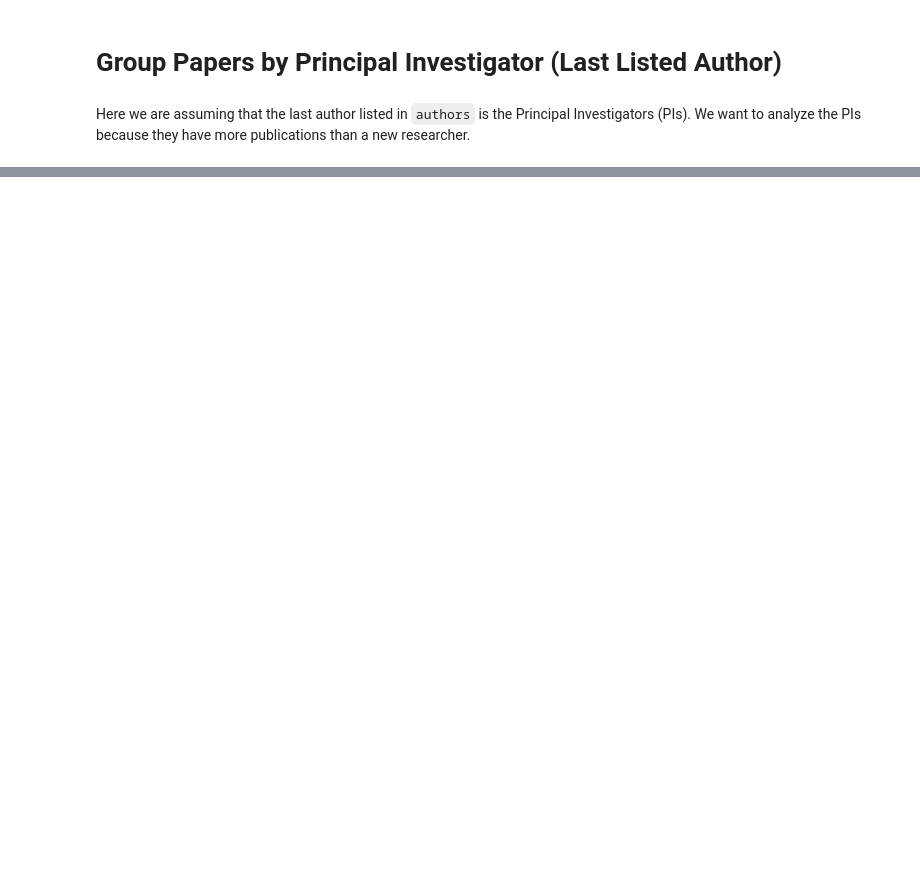
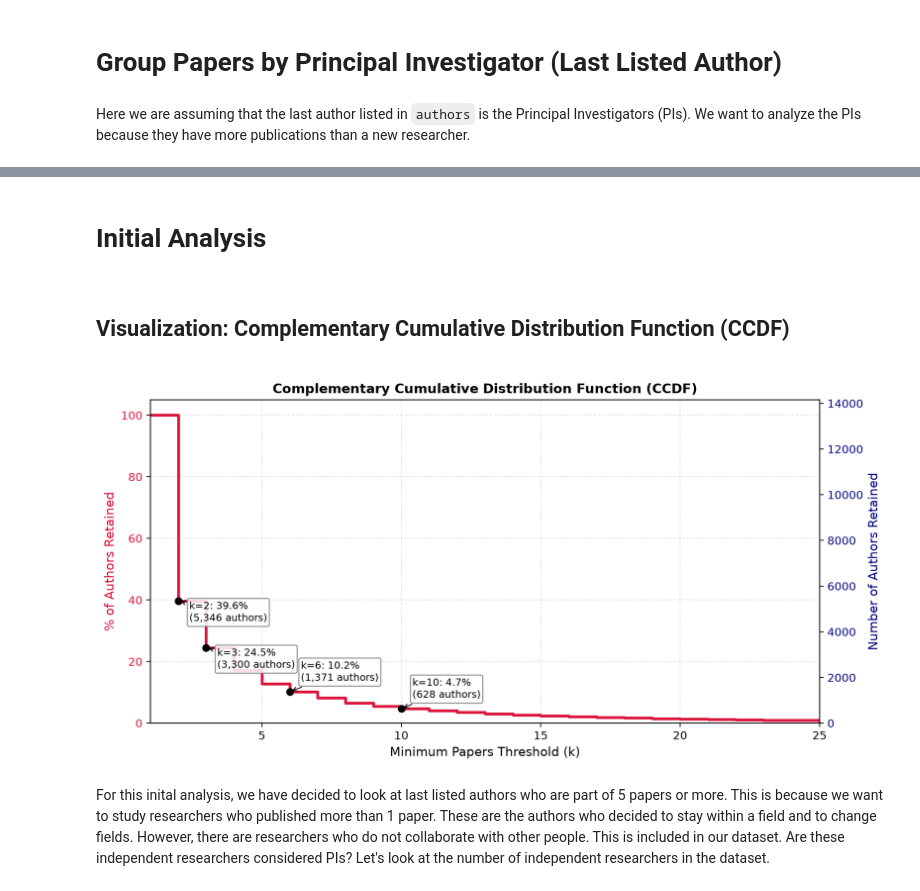
Before and after one commit to angellicodigo/COS424_Project, a Jupyter notebook: initial_analysis.ipynb, the cells around one changed output, grey strips where cells are left out. Drawn from its saved outputs; the diff is of its cells as text; code cells hidden in the pictures; blank space fills up the shorter version.

```diff
--- a/initial_analysis.ipynb
+++ b/initial_analysis.ipynb
@@ -30,0 +23,63 @@ pi_df.sort_values("num_papers", ascending=False).head()
+# %%
+mo.md(r"""
+# Initial Analysis
+""")
+# %% [output]
+<span class="markdown prose dark:prose-invert contents"><h1 id="initial-analysis">Initial Analysis</h1></span>
+# %%
+mo.md(r"""
+## Visualization: Complementary Cumulative Distribution Function (CCDF)
+""")
+# %% [output]
+<span class="markdown prose dark:prose-invert contents"><h2 id="visualization-complementary-cumulative-distribution-function-ccdf">Visualization: Complementary Cumulative Distribution Function (CCDF)</h2></span>
+# %%
+paper_counts = pi_df["num_papers"].values
+n_total = len(paper_counts)
+
+k_values = np.arange(1, 26)
+retention_pct = np.array([(paper_counts >= k).mean() * 100 for k in k_values])
+
+fig, ax1 = plt.subplots(figsize=(10, 5))
+
+ax1.step(k_values, retention_pct, where="post", color="crimson", linewidth=2.5)
+ax1.set_xlabel("Minimum Papers Threshold (k)", fontsize=11)
+ax1.set_ylabel("% of Authors Retained", color="crimson", fontsize=11)
+ax1.tick_params(axis="y", labelcolor="crimson")
+ax1.set_xlim(1, 25)
+ax1.set_ylim(0, 105)
+ax1.grid(True, linestyle="--", alpha=0.3)
+
+
+ax2 = ax1.twinx()
+ax2.set_ylabel("Number of Authors Retained", color="navy", fontsize=11)
+ax2.set_ylim(0, n_total * 1.05)
+ax2.tick_params(axis="y", labelcolor="navy")
+
+for k in [2, 3, 6, 10]:
+    pct = (paper_counts >= k).mean() * 100
+    cnt = (paper_counts >= k).sum()
+    ax1.plot(k, pct, marker="o", markersize=6, color="black", zorder=5)
+    ax1.annotate(
+        f"k={k}: {pct:.1f}%\n({cnt:,} authors)",
+        (k, pct),
+        textcoords="offset points",
+        xytext=(10, -18 if k in [2, 3] else 10),
+        fontsize=9,
+        bbox=dict(boxstyle="round,pad=0.2", facecolor="white", edgecolor="gray", alpha=0.85),
+        arrowprops=dict(arrowstyle="->", lw=0.8, color="black")
+    )
+
+plt.title("Complementary Cumulative Distribution Function (CCDF)", fontsize=12, fontweight="bold")
+plt.tight_layout()
+plt.show()
+# %% [output]
+[figure, added]
+# %%
+mo.md(r"""
+For this inital analysis, we have decided to look at last listed authors who are part of 5 papers or more. This is because we want to study researchers who published more than 1 paper. These are the authors who decided to stay within a field and to change fields.
+
+However, there are researchers who do not collaborate with other people. This is included in our dataset. Are these independent researchers considered PIs? Let's look at the number of independent researchers in the dataset.
+""")
+# %% [output]
+<span class="markdown prose dark:prose-invert contents"><span class="paragraph">For this inital analysis, we have decided to look at last listed authors who are part of 5 papers or more. This is because we want to study researchers who published more than 1 paper. These are the authors who decided to stay within a field and to change fields.</span>
+<span class="paragraph">However, there are researchers who do not collaborate with other people. This is included in our dataset. Are these independent researchers considered PIs? Let's look at the number of independent researchers in the dataset.</span></span>
```
Also changed, not shown: parts of 14 cells of this notebook, 1 other file.
